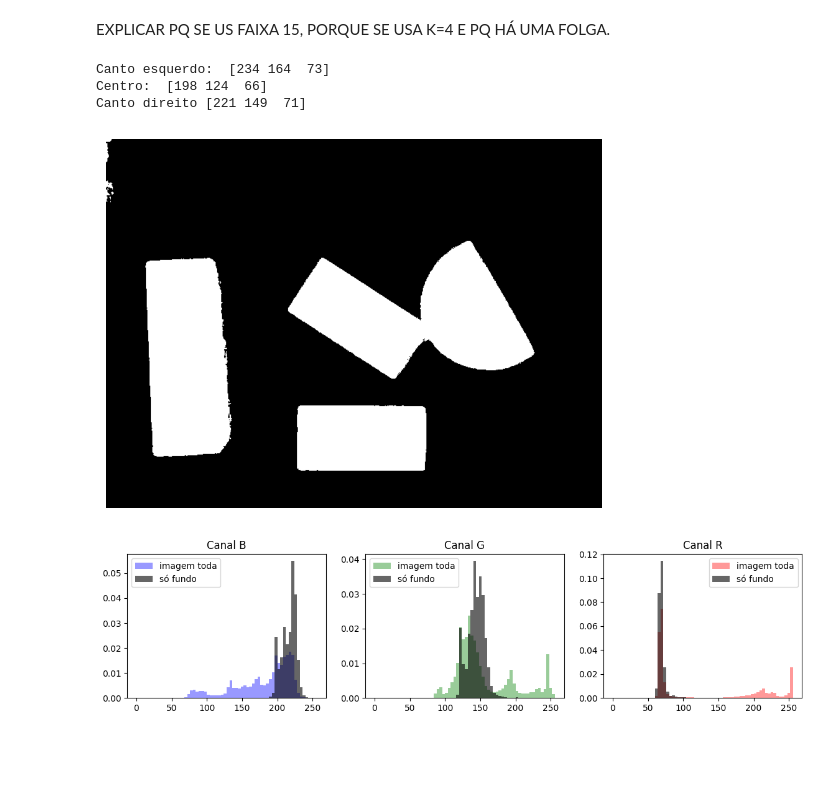
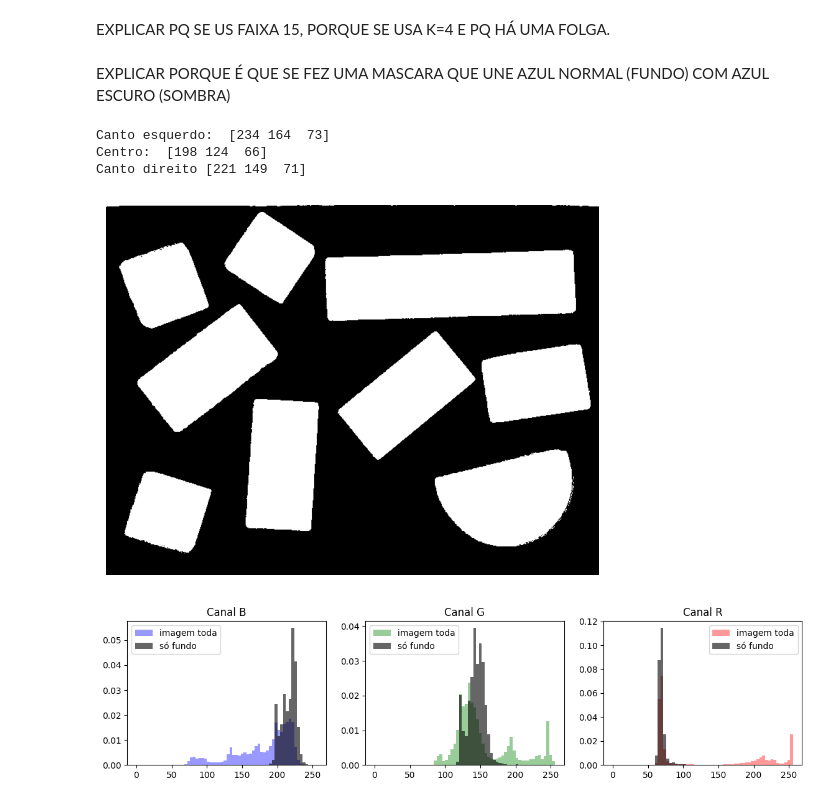
Before and after one commit to beatizisjesus-ctrl/PIV_TP1, a Jupyter notebook: PIV_TP1.ipynb, the cells around one changed output. Cells and saved outputs as stored; diff of their text form; code cells hidden in the pictures; blank space fills up the shorter version.

```diff
--- a/PIV_TP1.ipynb
+++ b/PIV_TP1.ipynb
@@ -12,7 +12,7 @@ treino = [cv2.imread(f"treino/lego0{n}.jpg" if n < 10 else f"treino/lego{n}.jpg"
 
 imagens = treino
 
-i = 6 # Imagem a treinar/testar
+i = 0 # Imagem a treinar/testar
 # %% [markdown]
 
 Em tons de cinzento, o fundo azul e algumas peças (vermelha, verde, laranja...) ficam com brilho parecido, e nenhum limiar, fixo ou Otsu, as consegue separar. O problema não é o valor do limiar, é que o brilho não distingue fundo de peças. A solução é segmentar pela cor. Ou seja, em ves de ler a imagem em tons de cinzento, esta sera lida com as cores originais e usa-se o fundo azul como referência.
@@ -24,6 +24,8 @@ O 255 - fundo funciona porque fundo é um array uint8 só com 0 e 255: onde era
 Medimos a instensidade em cada canal BGR em diferentes sítios na imagem (canto esquerdo, centro e canto direito), para ver o intervalo em que cada canal variava, e desta forma, definir de uma maneira mais rigorosa onde é o fundo, eliminando possíveis erros, como haver valores fora dos intervalos definidos e partes do fundo (como as bordas) serem detetadas como peças.
 # %% [markdown]
 EXPLICAR PQ SE US FAIXA 15, PORQUE SE USA K=4 E PQ HÁ UMA FOLGA.
+# %% [markdown]
+EXPLICAR PORQUE É QUE SE FEZ UMA MASCARA QUE UNE AZUL NORMAL (FUNDO) COM AZUL ESCURO (SOMBRA)
 # %%
 # Binarização
 
@@ -89,36 +91,49 @@ def cor_fundo(img, faixa=15, folga=10, k=4):
 
 
     return (b, g, r), (var_b, var_g, var_r)
 
 
 
 def segmentar(img):
     (b, g, r), (var_b, var_g, var_r) = cor_fundo(img)
 
    #variações aplicadas
     min = np.clip([b - var_b, g - var_g, r - var_r], 0, 255)
     max = np.clip([b + var_b, g + var_g, r + var_r], 0, 255)
+    fundo = cv2.inRange(img, min, max)
 
-    fundo = cv2.inRange(img, min.astype(np.uint8), max.astype(np.uint8))
-    return 255 - fundo
+
+    # sombra: azul mais escuro, mas R e G ainda iguais aos do fundo
+    min_s = np.clip([0.4 * b, 0.4 * g, r - var_r], 0, 255).astype(np.uint8)
+    max_s = np.clip([b - var_b, g + var_g, r + var_r], 0, 255).astype(np.uint8)
+    sombra = cv2.inRange(img, min_s, max_s)
+
+
+    #Um pixel fica branco se for branco em pelo menos uma das duas. Aqui, o fundo marca o azul normal e sombra marca o azul escuro.
+    # O “ou” junta as duas, e o resultado marca tudo o que é fundo, com ou sem sombra. O 255 - ... inverte isso, e fica a branco só o que não é fundo, que são as peças.
+    return 255 - cv2.bitwise_or(fundo, sombra)
+
+
+    #fundo = cv2.inRange(img, min.astype(np.uint8), max.astype(np.uint8))
+    #return 255 - fundo
 
 
 
 # estes valores estão em bgr, pq a imagem foi lida assim
 print("Canto esquerdo: ", treino[0][10, 10])      # canto
 print("Centro: ", treino[0][260, 350])    # centro (zona de fundo)
 print("Canto direito", treino[0][500, 20])     # outro canto
 
 binarizacao = [segmentar(img) for img in imagens]
 
 plt.imshow(binarizacao[i],cmap="gray")
 plt.axis("off")
 plt.show()
 # %% [output]
 Canto esquerdo:  [234 164  73]
 Centro:  [198 124  66]
 Canto direito [221 149  71]
-[figure, old version]
+[figure, new version]
 # %%
 cores = ("b", "g", "r")
 img = treino[0]
```
Also changed, not shown: parts of 6 cells of this notebook.
